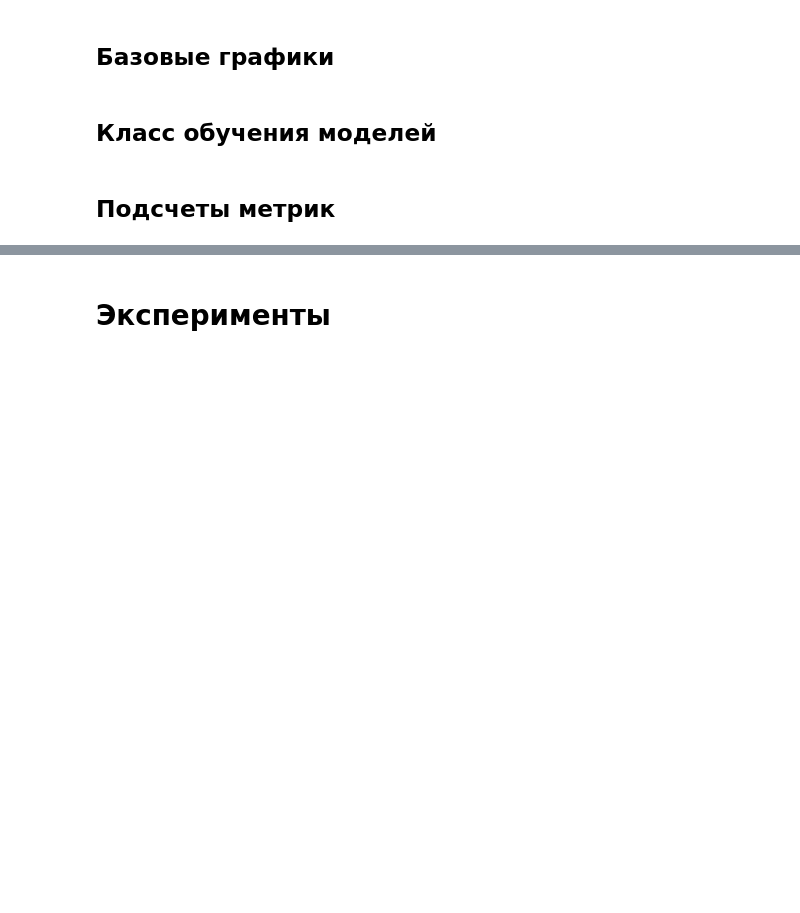
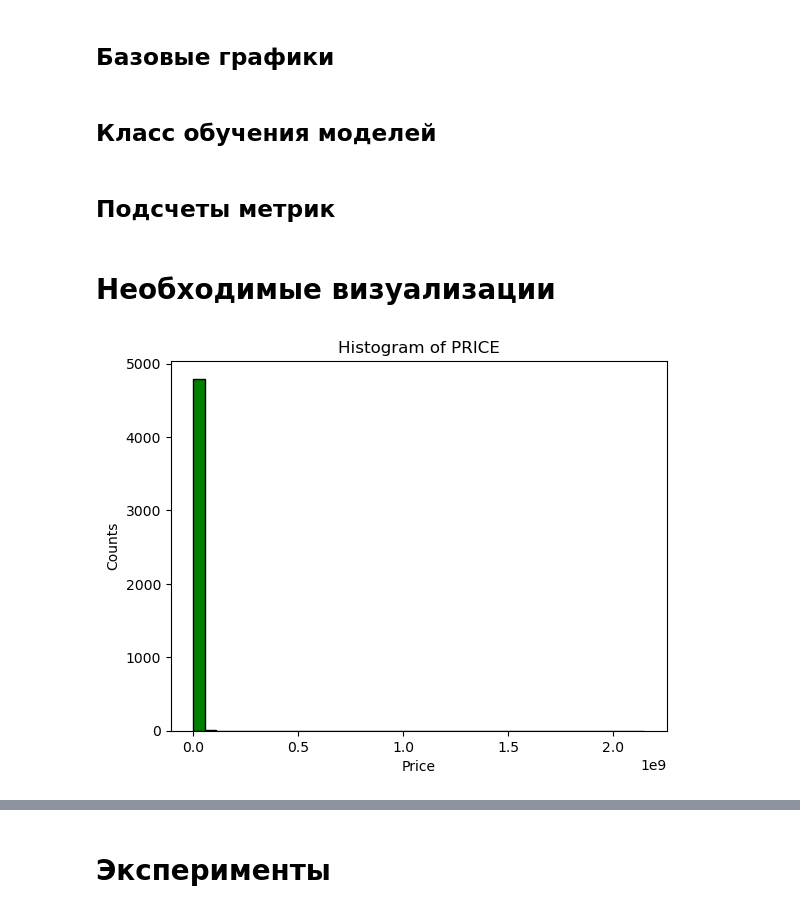
Before and after one commit to NickolayYakovchukfm/python_project, a Jupyter notebook: prediction_methods.ipynb, the cells around one changed output, grey strips where cells are left out. Cells and saved outputs as stored; diff of their text form; code cells hidden in the pictures; blank space fills up the shorter version.

Commit message:
Добавлены визуализации в "Визуализации"

```diff
--- a/prediction_methods.ipynb
+++ b/prediction_methods.ipynb
@@ -316,3 +321,11 @@ def metrics_counter_without_exp(model_dict, X_train, y_train, X_test, y_test):
                         r2_score_train: {r2_score(y_pred_train_exp, y_train_exp)}
                         {18*'-'}
                     """)
+# %% [markdown]
+# Необходимые визуализации
+# %%
+df = pd.read_csv('NY-House-Dataset.csv')
+# %%
+price_histogram(df)
+# %% [output]
+[figure, added]
```
Also changed, not shown: parts of 10 cells of this notebook.
